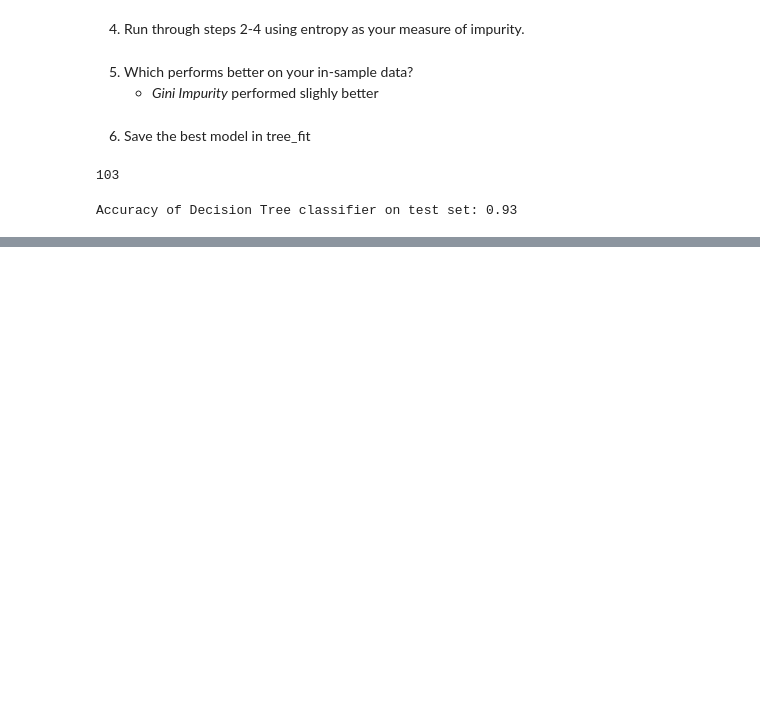
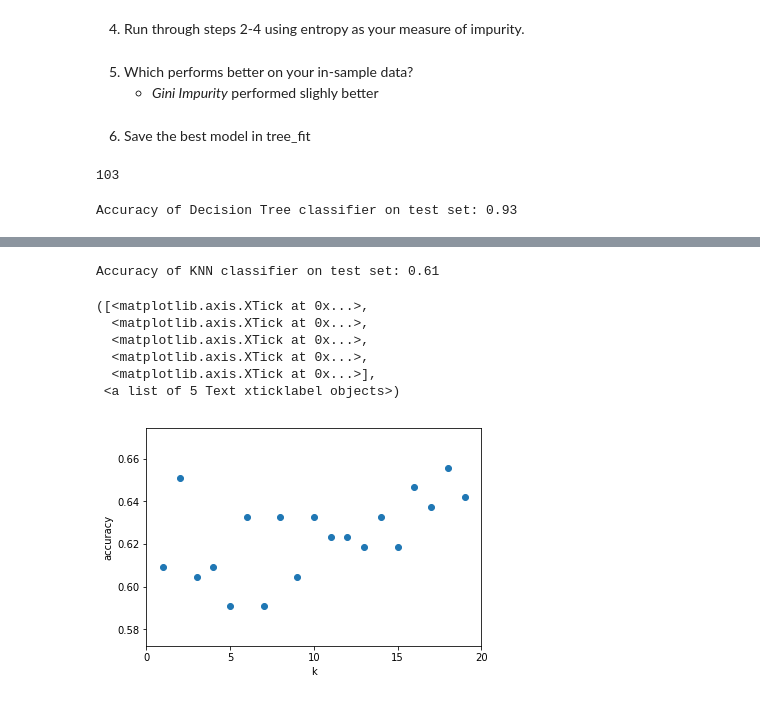
Before and after one commit to escalante-eric/ds-methodologies-exercises, a Jupyter notebook: Classification/model.ipynb, the cells around one changed output, grey strips where cells are left out. Drawn from its saved outputs; the diff is of its cells as text; code cells hidden in the pictures; blank space fills up the shorter version.

Commit message:
Model exercise continued

```diff
--- a/Classification/model.ipynb
+++ b/Classification/model.ipynb
@@ -323,0 +341,12 @@ Accuracy of Decision Tree classifier on test set: 0.93
+# %%
+from sklearn.ensemble import RandomForestClassifier
+
+rf = RandomForestClassifier(bootstrap=True,
+                            class_weight=None,
+                            criterion='gini',
+                            min_samples_leaf=3,
+                            n_estimators=100,
+                            max_depth=5,
+                            random_state=123)
+# %%
+rf.fit(X_train, y_train)
@@ -323,0 +421,8 @@ Accuracy of Decision Tree classifier on test set: 0.93
+# %%
+from sklearn.neighbors import KNeighborsClassifier
+
+### Create KNN Object
+knn = KNeighborsClassifier(n_neighbors=3, weights='distance', algorithm='ball_tree')
+# %%
+### Fit the model to the training data
+knn.fit(X_train, y_train)
@@ -323,0 +462,26 @@ Accuracy of Decision Tree classifier on test set: 0.93
+# %%
+### Compute the accuracy of the model when run on the test data
+print('Accuracy of KNN classifier on test set: {:.2f}'
+     .format(knn.score(X_test, y_test)))
+# %% [output]
+Accuracy of KNN classifier on test set: 0.61
+# %%
+k_range = range(1, 20)
+scores = []
+for k in k_range:
+    knn = KNeighborsClassifier(n_neighbors = k)
+    knn.fit(X_train, y_train)
+    scores.append(knn.score(X_test, y_test))
+plt.figure()
+plt.xlabel('k')
+plt.ylabel('accuracy')
+plt.scatter(k_range, scores)
+plt.xticks([0,5,10,15,20])
+# %% [output]
+([<matplotlib.axis.XTick at 0x...>,
+  <matplotlib.axis.XTick at 0x...>,
+  <matplotlib.axis.XTick at 0x...>,
+  <matplotlib.axis.XTick at 0x...>,
+  <matplotlib.axis.XTick at 0x...>],
+ <a list of 5 Text xticklabel objects>)
+[figure, added]
```
Also changed, not shown: parts of 24 cells of this notebook, 1 other file.
